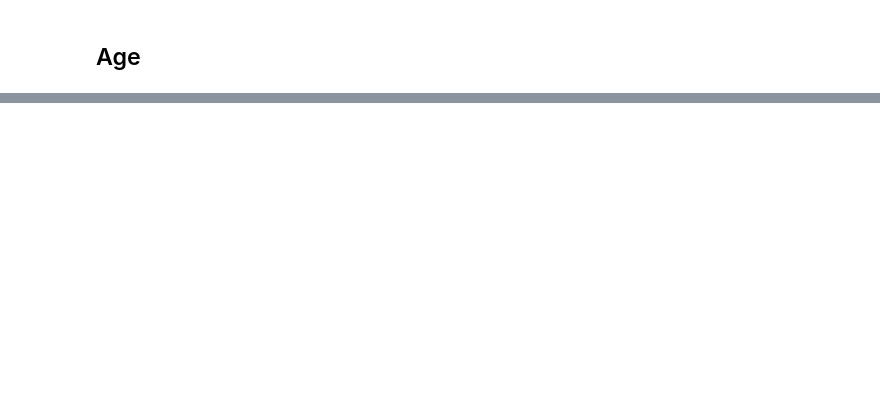
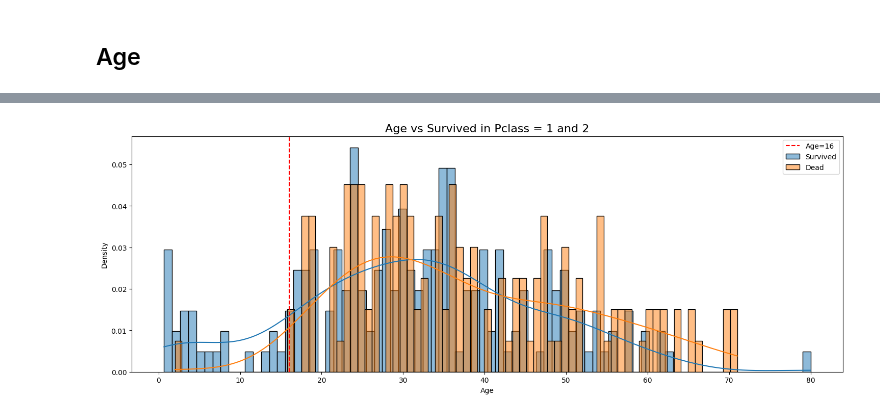
Before and after one commit to Wzx0110/Titanic---Machine-Learning-from-Disaster, a Jupyter notebook: Titanic_Machine_Learning_from_Disaster.ipynb, the cells around one changed output, grey strips where cells are left out. Saved outputs shown, nothing was run; the diff lists cells and outputs as text; code cells hidden in the pictures; blank space fills up the shorter version.

```diff
--- a/Titanic_Machine_Learning_from_Disaster.ipynb
+++ b/Titanic_Machine_Learning_from_Disaster.ipynb
@@ -462,0 +483,17 @@ total_data.info()
+# %%
+# Masks
+Mask_Has_Age_P12_Survived = ((total_data['Has_Age'] == 1) & (total_data['Pclass'] != 3) & (total_data['Survived'] == 1))
+Mask_Has_Age_P12_Dead = ((total_data['Has_Age'] == 1) & (total_data['Pclass'] != 3) & (total_data['Survived'] == 0))
+
+# Plot
+fig, ax = plt.subplots(figsize=(18, 6))
+sns.histplot(total_data.loc[Mask_Has_Age_P12_Survived, 'Age'], kde=True, bins=80, stat='density', label='Survived', ax=ax)
+sns.histplot(total_data.loc[Mask_Has_Age_P12_Dead, 'Age'], kde=True, bins=80, stat='density', label='Dead', ax=ax)
+
+ax.axvline(x=16, color='red', linestyle='--', label='Age=16')
+
+ax.legend()
+ax.set_title('Age vs Survived in Pclass = 1 and 2', fontsize=16)
+plt.show()
+# %% [output]
+[figure, added]
```
Also changed, not shown: parts of 17 cells of this notebook.
